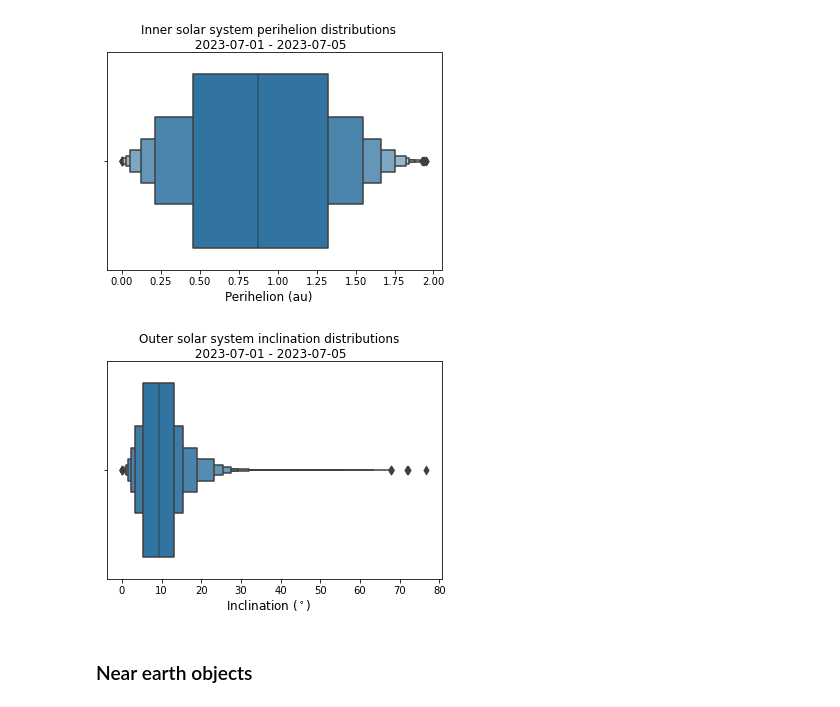
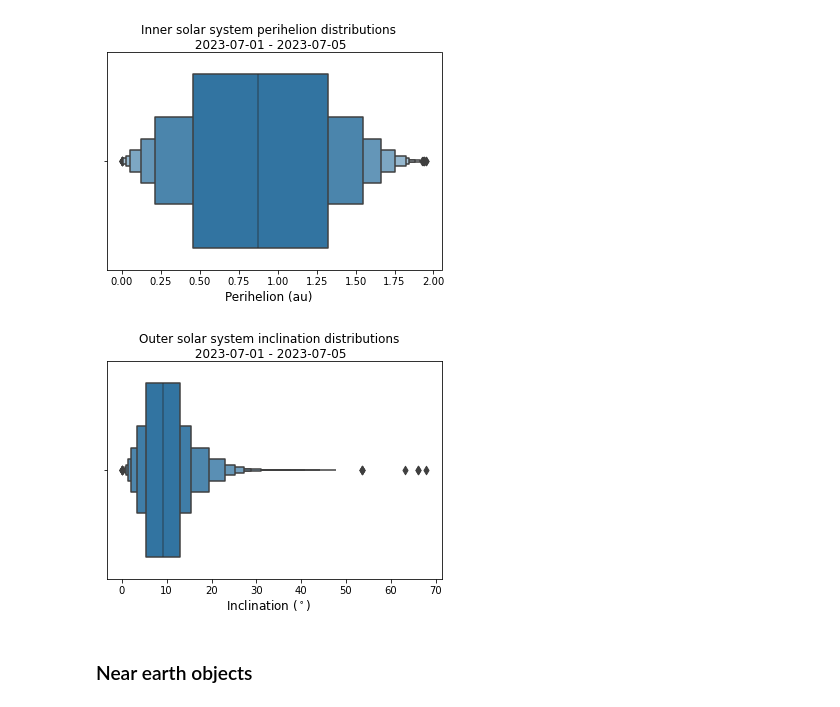
Before and after one commit to QUB-Planet-Lab/LSST_Solar_System_Plotting_Tools, a Jupyter notebook: PlottingTools/Tutorial/examples.ipynb, the cells around one changed output. Saved outputs shown, nothing was run; the diff lists cells and outputs as text; code cells hidden in the pictures.

```diff
--- a/PlottingTools/Tutorial/examples.ipynb
+++ b/PlottingTools/Tutorial/examples.ipynb
@@ -98,14 +98,15 @@ from orbital_element_distributions import inclination
 # %%
 example_4 = inclination(
     start_time = "2023-07-01",
     end_time = "2023-07-05",
     plot_type="BOXEN",
     min_e = 0.1,
-    min_a = 5,
+    min_a = 30,
+    max_a = 150,
     title="Outer solar system inclination distributions\n 2023-07-01 - 2023-07-05"
 )
 # %% [output]
-[figure, old version]
+[figure, new version]
 # %% [markdown]
 ### Near earth objects
 # %%
```
Also changed, not shown: parts of 7 cells of this notebook.
